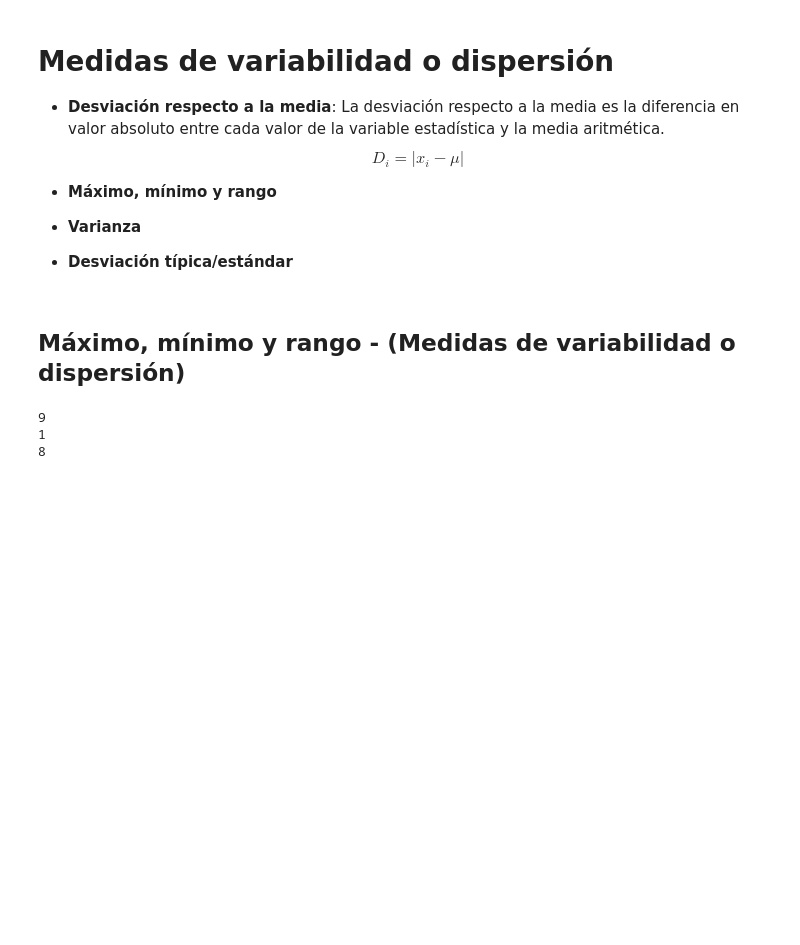
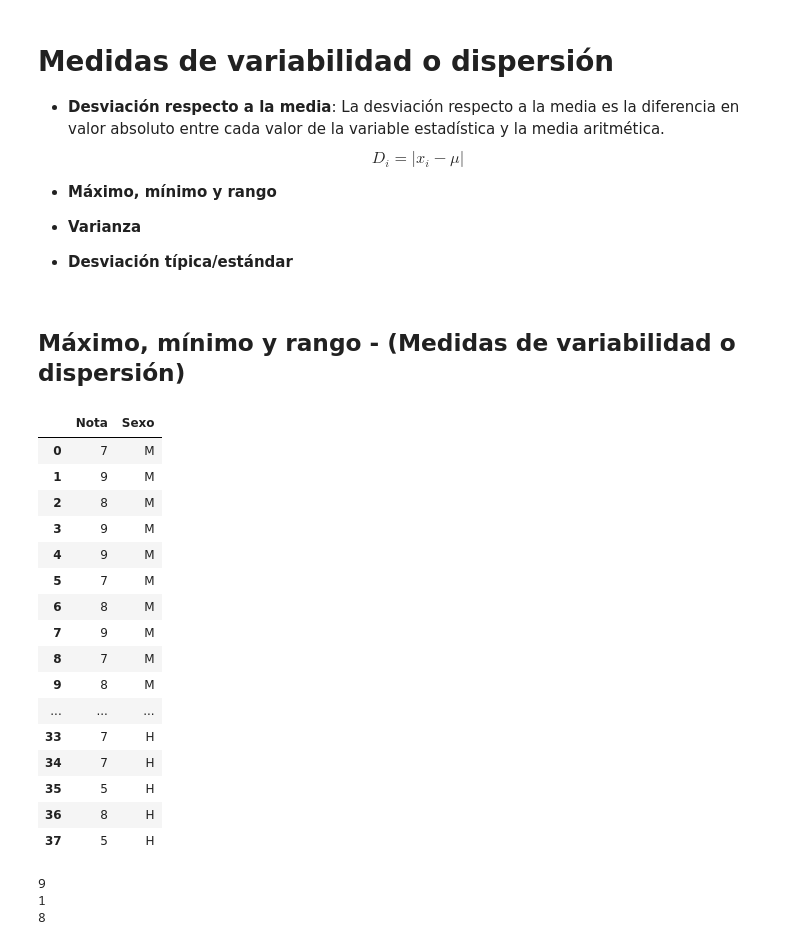
Before and after one commit to marcusRB/ds_thebridge_1_22, a Jupyter notebook: 2-Data_Analysis/0-Matematicas_DS/2-Estadística_descriptiva.ipynb, the cells around one changed output. Saved outputs shown, nothing was run; the diff lists cells and outputs as text; code cells hidden in the pictures; blank space fills up the shorter version.

```diff
--- a/2-Data_Analysis/0-Matematicas_DS/2-Estadística_descriptiva.ipynb
+++ b/2-Data_Analysis/0-Matematicas_DS/2-Estadística_descriptiva.ipynb
@@ -433,6 +462,26 @@ $$D_i = |x_i - \mu|$$
 * **Desviación típica/estándar**
 # %% [markdown]
 ## Máximo, mínimo y rango - (Medidas de variabilidad o dispersión)
+# %%
+notas
+# %% [output]
+|  | Nota | Sexo |
+| 0 | 7 | M |
+| 1 | 9 | M |
+| 2 | 8 | M |
+| 3 | 9 | M |
+| 4 | 9 | M |
+| 5 | 7 | M |
+| 6 | 8 | M |
+| 7 | 9 | M |
+| 8 | 7 | M |
+| 9 | 8 | M |
+| ... | ... | ... |
+| 33 | 7 | H |
+| 34 | 7 | H |
+| 35 | 5 | H |
+| 36 | 8 | H |
+| 37 | 5 | H |
 # %%
 # Nota más alta
 print(notas['Nota'].max())
```
Also changed, not shown: parts of 12 cells of this notebook.
